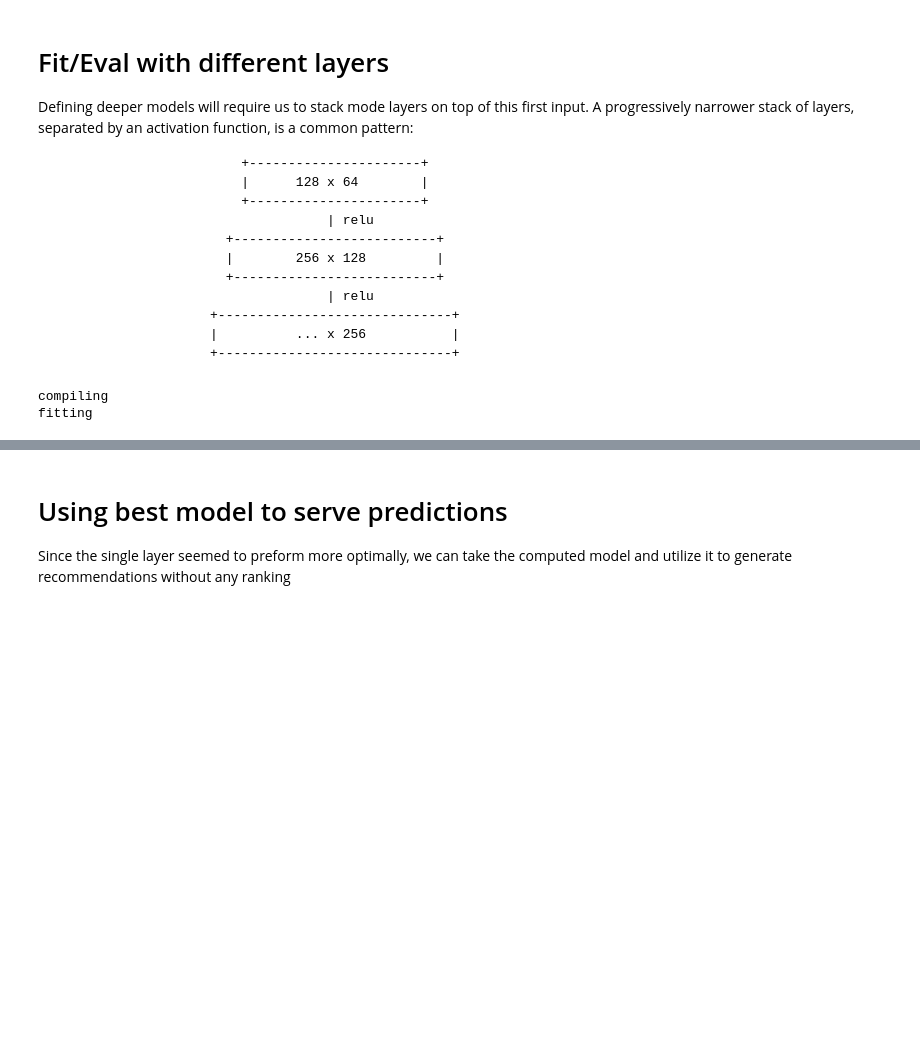
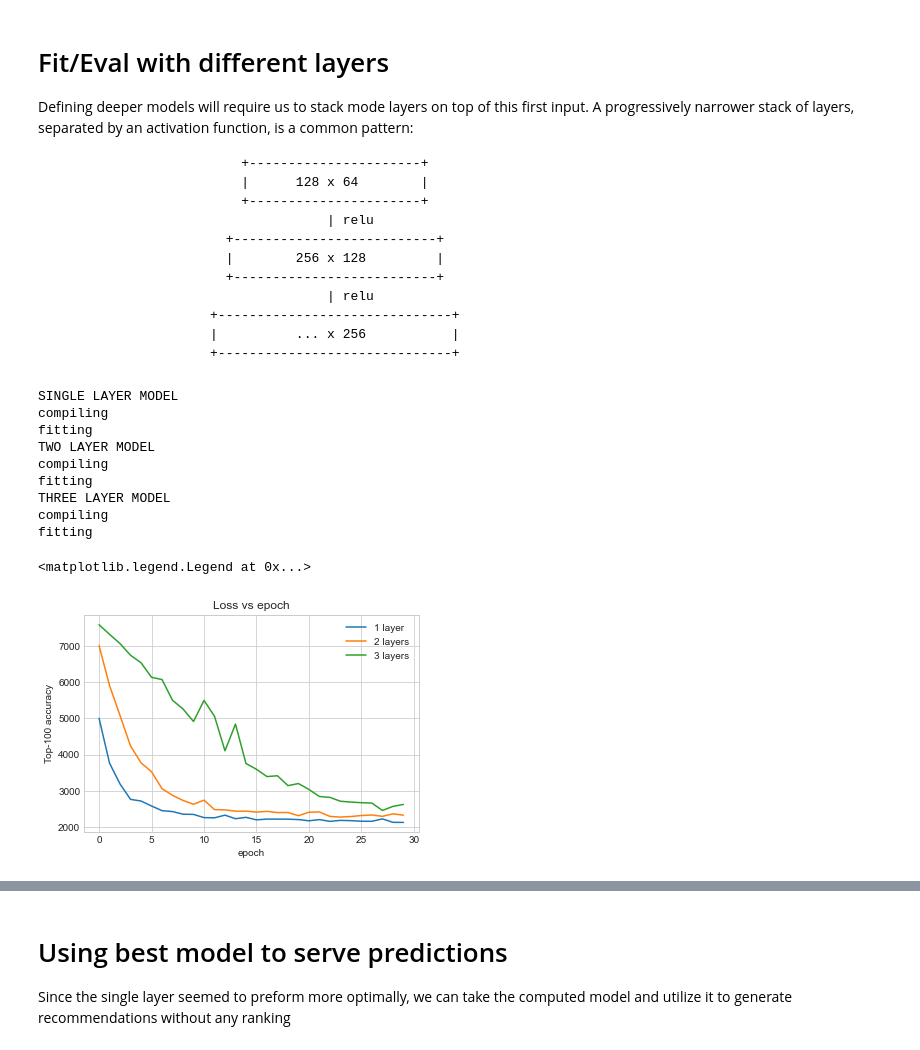
Before and after one commit to deancochran/Deep-Learning-ListenBrainz-Recommendation, a Jupyter notebook: Deep_Learning_ListenBrainz_Recommendation.ipynb, the cells around one changed output, grey strips where cells are left out. Drawn from its saved outputs; the diff is of its cells as text; code cells hidden in the pictures; blank space fills up the shorter version.

```diff
--- a/Deep_Learning_ListenBrainz_Recommendation.ipynb
+++ b/Deep_Learning_ListenBrainz_Recommendation.ipynb
@@ -167,8 +185,8 @@ recording_msids = recordingdataset.map(lambda x: {
 ## Creating unique lists of users, recordings, and our other features
 This is necessary to create a vocabulary for the user_ids, recording_msids, artist_names, and timestamp
 # %%
-unique_user_ids = np.unique(np.concatenate(list(recording_msids.batch(1000).map(lambda x: x["recording_msid"]))))
-unique_user_ids[:10]
+unique_recording_msids = np.unique(np.concatenate(list(recording_msids.batch(1000).map(lambda x: x["recording_msid"]))))
+unique_recording_msids[:10]
 # %% [output]
 array([b'00002d3e-542a-4dca-9ae8-e25e9c0a3781',
        b'000034a9-b580-4bf3-b8db-4ccfab32d1a7',
@@ -360,7 +378,7 @@ class ListenBrainzModel(tfrs.Model):
   def compute_loss(self, features, training=False):
     query_embeddings = self.query_model({
         "user_id": features["user_id"],
-        "timestamp": features["timestamp"],
+        "timestamp": features["timestamp"]
     })
     recording_embeddings = self.candidate_model({
         "recording_msid": features["recording_msid"],
@@ -375,12 +393,12 @@ class ListenBrainzModel(tfrs.Model):
 Here we split our data in an 80/20 split and cache the data to fit within our tensorflow recommendation model
 # %%
 tf.random.set_seed(42)
-shuffled = listens.shuffle(20_000, seed=42, reshuffle_each_iteration=False)
+shuffled = listens.shuffle(40_000, seed=42, reshuffle_each_iteration=False)
 
-train = shuffled.take(20_000)
-test = shuffled.skip(20_000).take(5_000)
+train = shuffled.take(40_000)
+test = shuffled.skip(40_000).take(10_000)
 
-cached_train = train.shuffle(20_000).batch(2048)
+cached_train = train.shuffle(40_000).batch(2048)
 cached_test = test.batch(4096).cache()
 # %% [markdown]
 # Fit/Eval with different layers
@@ -399,9 +417,9 @@ Defining deeper models will require us to stack mode layers on top of this first
                         |          ... x 256           |
                         +------------------------------+
 # %%
-num_epochs = 100
+num_epochs = 30
 # specifying how many times we will run our model metrics for the visualizations (i.e. val_freq = 20 means we have 20 points for each model to plot)
-val_freq = 20
+val_freq = 5
 # %%
 # SINGLE LAYER MODEL
 print('SINGLE LAYER MODEL')
@@ -441,20 +459,28 @@ three_layer_history = model.fit(
     validation_freq=val_freq,
     epochs=num_epochs,
     verbose=0)
-
-
-# Computing Accuracy Visualization
-num_validation_runs = len(one_layer_history.history["val_factorized_top_k/top_100_categorical_accuracy"])
-epochs = [(x + 1)* 5 for x in range(num_validation_runs)]
-
-#plot every models results
-plt.plot(epochs, one_layer_history.history["val_factorized_top_k/top_100_categorical_accuracy"], label="1 layer")
-plt.plot(epochs, two_layer_history.history["val_factorized_top_k/top_100_categorical_accuracy"], label="2 layers")
-plt.plot(epochs, three_layer_history.history["val_factorized_top_k/top_100_categorical_accuracy"], label="3 layers")
-plt.title("Accuracy vs epoch")
-plt.xlabel("epoch")
-plt.ylabel("Top-100 accuracy");
-plt.legend()
 # %% [output]
+SINGLE LAYER MODEL
 compiling
 fitting
+TWO LAYER MODEL
+compiling
+fitting
+THREE LAYER MODEL
+compiling
+fitting
+# %%
+# Computing Accuracy Visualization
+epochs = range(num_epochs)
+
+#plot every models results
+plt.plot(epochs, one_layer_history.history["loss"], label="1 layer")
+plt.plot(epochs, two_layer_history.history["loss"], label="2 layers")
+plt.plot(epochs, three_layer_history.history["loss"], label="3 layers")
+plt.title("Loss vs epoch")
+plt.xlabel("epoch")
+plt.ylabel("Top-100 accuracy");
+plt.legend()
+# %% [output]
+<matplotlib.legend.Legend at 0x...>
+[figure, added]
```
Also changed, not shown: parts of 4 cells of this notebook, 4 other files.
